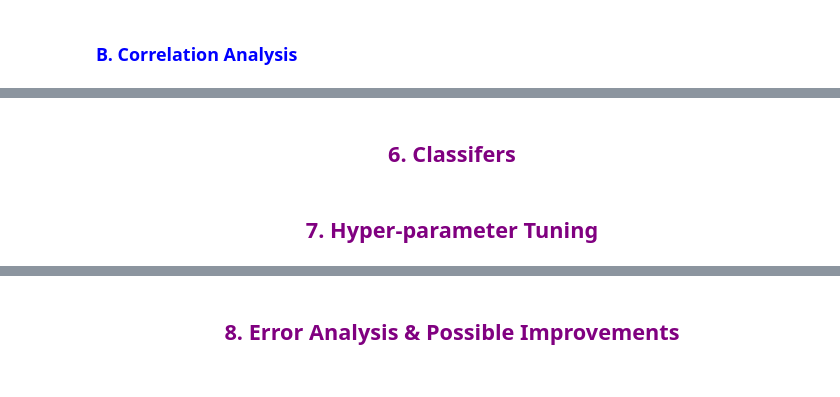
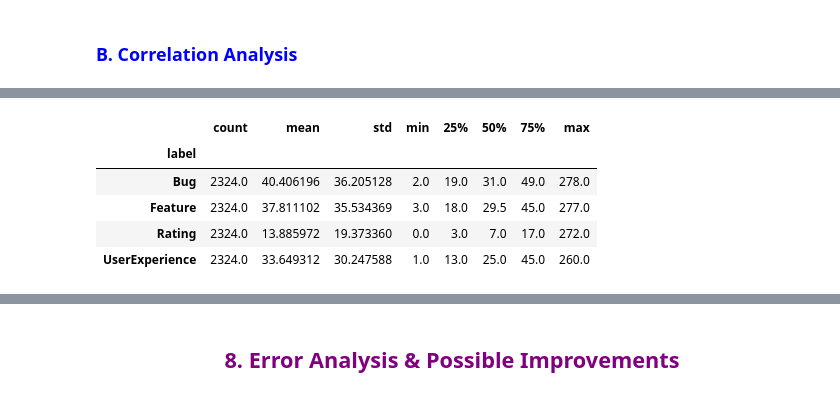
Before and after one commit to ZYousef/CS485-Project, a Jupyter notebook: CS485-Project-Notebook.ipynb, the cells around one changed output, grey strips where cells are left out. Cells and saved outputs as stored; diff of their text form; code cells hidden in the pictures.

```diff
--- a/CS485-Project-Notebook.ipynb
+++ b/CS485-Project-Notebook.ipynb
@@ -118,2 +249,0 @@ df.apply(lambda x : pd.factorize(x)[0]).corr(method='pearson', min_periods=1)
-# %% [markdown]
-## <center><font color=purple>6. Classifers <a class="anchor" id="sixth-bullet"></a>
@@ -122,2 +249,0 @@ df.apply(lambda x : pd.factorize(x)[0]).corr(method='pearson', min_periods=1)
-# %% [markdown]
-## <center><font color=purple>7. Hyper-parameter Tuning <a class="anchor" id="seventh-bullet"></a>
@@ -125,0 +252,9 @@ df.apply(lambda x : pd.factorize(x)[0]).corr(method='pearson', min_periods=1)
+# %%
+df_balanced['review'].str.lower().str.split().apply(len).groupby(df_balanced.label).describe()
+# %% [output]
+|  | count | mean | std | min | 25% | 50% | 75% | max |
+| label |  |  |  |  |  |  |  |  |
+| Bug | 2324.0 | 40.406196 | 36.205128 | 2.0 | 19.0 | 31.0 | 49.0 | 278.0 |
+| Feature | 2324.0 | 37.811102 | 35.534369 | 3.0 | 18.0 | 29.5 | 45.0 | 277.0 |
+| Rating | 2324.0 | 13.885972 | 19.373360 | 0.0 | 3.0 | 7.0 | 17.0 | 272.0 |
+| UserExperience | 2324.0 | 33.649312 | 30.247588 | 1.0 | 13.0 | 25.0 | 45.0 | 260.0 |
```
Also changed, not shown: parts of 72 cells of this notebook, 1 other file.
